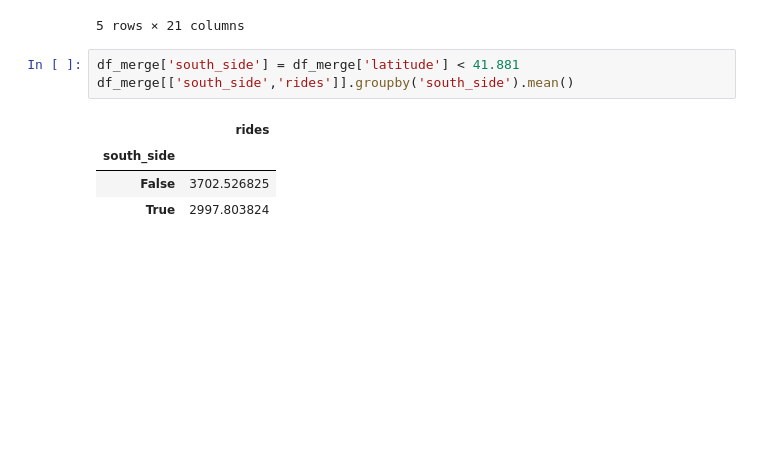
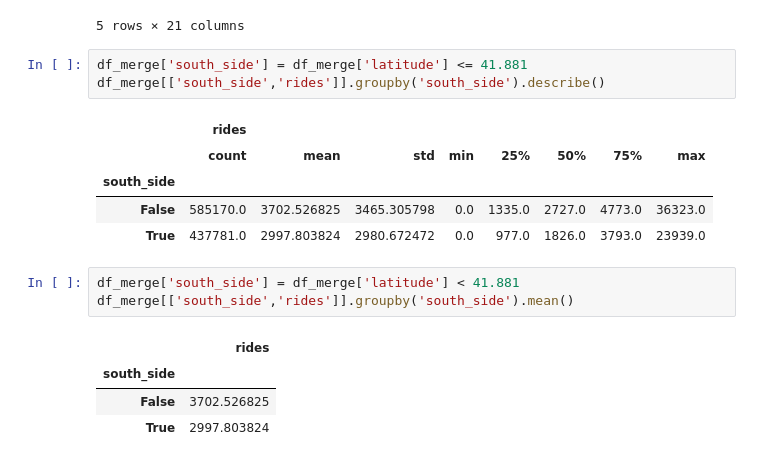
Before and after one commit to pbryzek/surfs_up, a Jupyter notebook: assessment/res/Assessment9.ipynb, the cells around one changed output. Drawn from its saved outputs; the diff is of its cells as text; blank space fills up the shorter version.

```diff
--- a/assessment/res/Assessment9.ipynb
+++ b/assessment/res/Assessment9.ipynb
@@ -63,6 +63,15 @@ df_merge.head()
 | 3 | 40500 | Washington/State | 10/26/2006 | W | 0 | NaN | NaN | NaN | ... |
 | 4 | 41090 | Monroe/State | 07/07/2010 | W | 9431 | Monroe | Monroe (Red Line) | 41090.0 | ... |
 5 rows × 21 columns
+# %%
+df_merge['south_side'] = df_merge['latitude'] <= 41.881
+df_merge[['south_side','rides']].groupby('south_side').describe()
+# %% [output]
+|  | rides |  |  |  |  |  |  |  |
+|  | count | mean | std | min | 25% | 50% | 75% | max |
+| south_side |  |  |  |  |  |  |  |  |
+| False | 585170.0 | 3702.526825 | 3465.305798 | 0.0 | 1335.0 | 2727.0 | 4773.0 | 36323.0 |
+| True | 437781.0 | 2997.803824 | 2980.672472 | 0.0 | 977.0 | 1826.0 | 3793.0 | 23939.0 |
 # %%
 df_merge['south_side'] = df_merge['latitude'] < 41.881
 df_merge[['south_side','rides']].groupby('south_side').mean()
```
Also changed, not shown: parts of 2 cells of this notebook, 1 other file.
